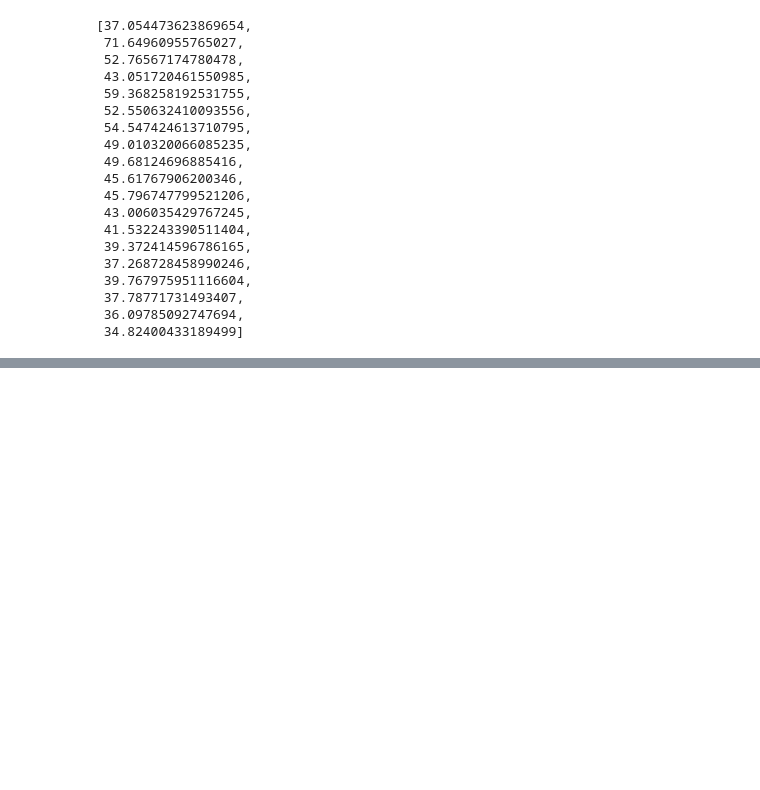
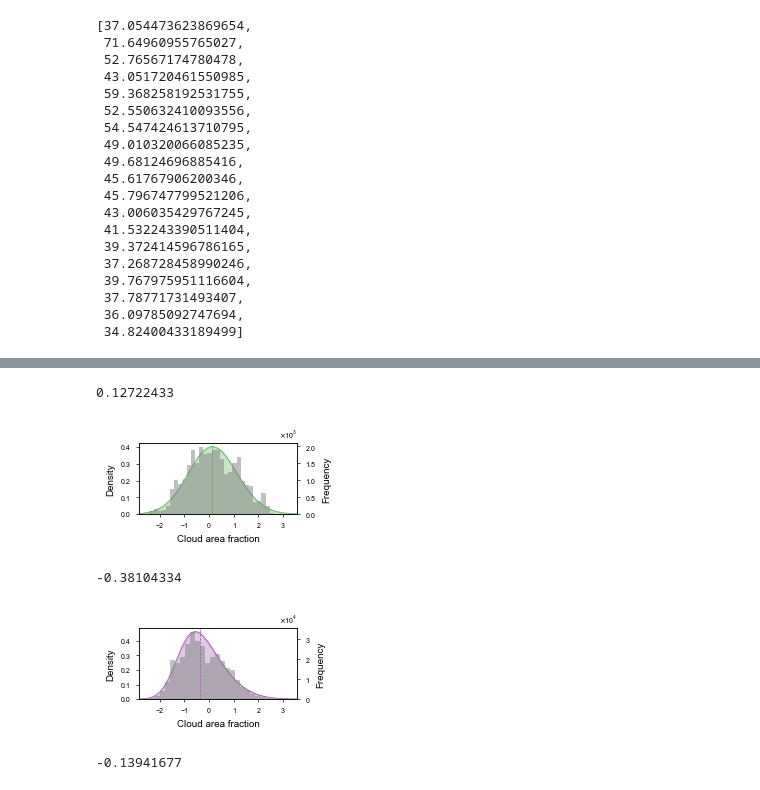
Before and after one commit to yuhinas/DeepSDM, a Jupyter notebook: Supplementary.ipynb, the cells around one changed output, grey strips where cells are left out. Cells and saved outputs as stored; diff of their text form; code cells hidden in the pictures; blank space fills up the shorter version.

```diff
--- a/Supplementary.ipynb
+++ b/Supplementary.ipynb
@@ -650,0 +669,80 @@ calinski_harabasz_scores
+# %%
+env_plot = 'clt'
+env_min = df_env_value[sorted([key for key in df_env_value.keys() if key.startswith(env_plot)])].values.flatten().min()
+env_max = df_env_value[sorted([key for key in df_env_value.keys() if key.startswith(env_plot)])].values.flatten().max()
+
+for cluster in [1, 2, 3]:
+    species_list_cluster = np.array(species_list_predict)[np.array(cluster_label) == cluster].tolist()
+    env_value_cluster = []
+
+    for species in species_list_cluster:
+        df_species = feather.read_dataframe(os.path.join(plot_path_df, f'{species}.feather'))
+
+        occ_value = df_species[sorted([key for key in df_species.keys() if key.startswith('occ')])].values.flatten()
+        env_value = df_env_value[sorted([key for key in df_env_value.keys() if key.startswith(env_plot)])].values.flatten()
+
+        mask = ~np.isnan(occ_value) & ~np.isnan(env_value)
+        occ_value = occ_value[mask]
+        env_value = env_value[mask]
+
+        i_threshold = np.where(occ_value == 1)[0]
+
+        if len(i_threshold) >= 1000:
+            sampled_indices = np.random.choice(i_threshold, size=1000, replace=False)
+        else:
+            needed_extra = 1000 - len(i_threshold)
+            extra_indices = np.random.choice(i_threshold, size=needed_extra, replace=True)
+            sampled_indices = np.concatenate([i_threshold, extra_indices])
+
+        env_value = env_value[i_threshold]
+        env_value_cluster.append(env_value)
+
+    env_value_cluster = np.concatenate(env_value_cluster)
+
+    fig, ax_pdf = plt.subplots(figsize=mm2inch(60, 30),
+                               gridspec_kw={'left': 0.18, 'right': 0.85, 'bottom': 0.25, 'top': 0.85})
+
+    ax_hist = ax_pdf.twinx()
+
+    # Plot histogram on the right y-axis
+    ax_hist.hist(env_value_cluster, bins=30, density=False, alpha=0.5, color='gray', label='Observed Data')
+    ax_hist.set_ylabel('Frequency')
+
+    import matplotlib.ticker as mtick
+    formatter = mtick.ScalarFormatter(useMathText=True)
+    formatter.set_scientific(True)
+    formatter.set_powerlimits((0, 0))
+    ax_hist.yaxis.set_major_formatter(formatter)
+
+
+    # Skewed normal PDF on the left y-axis
+    x_vals = np.linspace(env_min, env_max, 300)
+    a, loc, scale = skewnorm.fit(env_value_cluster)
+    skewed_pdf = skewnorm.pdf(x_vals, a, loc, scale)
+
+    ax_pdf.plot(x_vals, skewed_pdf, color=color_list[cluster-1], lw=0.5)
+    ax_pdf.fill_between(x_vals, skewed_pdf, color=color_list[cluster-1], alpha=0.3)
+    ax_pdf.set_ylabel('Density')
+
+    median_val = np.median(env_value_cluster)
+    print(median_val)
+    ax_pdf.axvline(median_val, linestyle='--', color=color_list[cluster-1], linewidth=0.5)
+
+    jitter_strength = (env_max - env_min) * 0.005
+    env_jittered = env_value_cluster + np.random.uniform(-jitter_strength, jitter_strength, size=env_value_cluster.shape)
+
+#     sns.rugplot(env_jittered, ax=ax_pdf, height=0.05, linewidth=0.04, alpha=0.03, color=color_list[cluster-1])
+
+    ax_pdf.set_xlabel('Cloud area fraction')
+
+    ax_pdf.set_xlim(env_min, env_max)
+    ax_pdf.set_ylim(bottom=0)
+
+    plt.savefig(os.path.join(plot_path_responsecurve, f'{env_plot}{cluster}.pdf'), dpi=500, transparent=True)
+    plt.show()
+# %% [output]
+0.12722433
+[figure, added]
+-0.38104334
+[figure, added]
+-0.13941677
```
Also changed, not shown: parts of 20 cells of this notebook, 3 other files.
